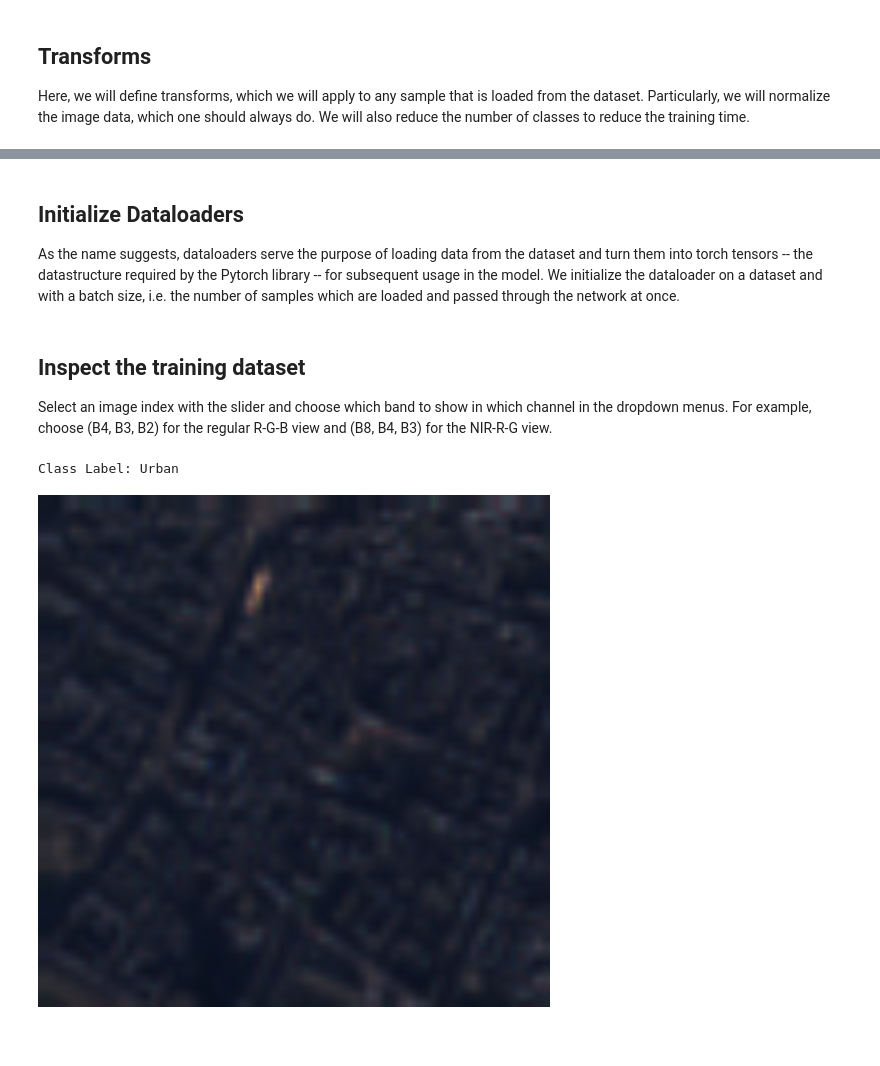
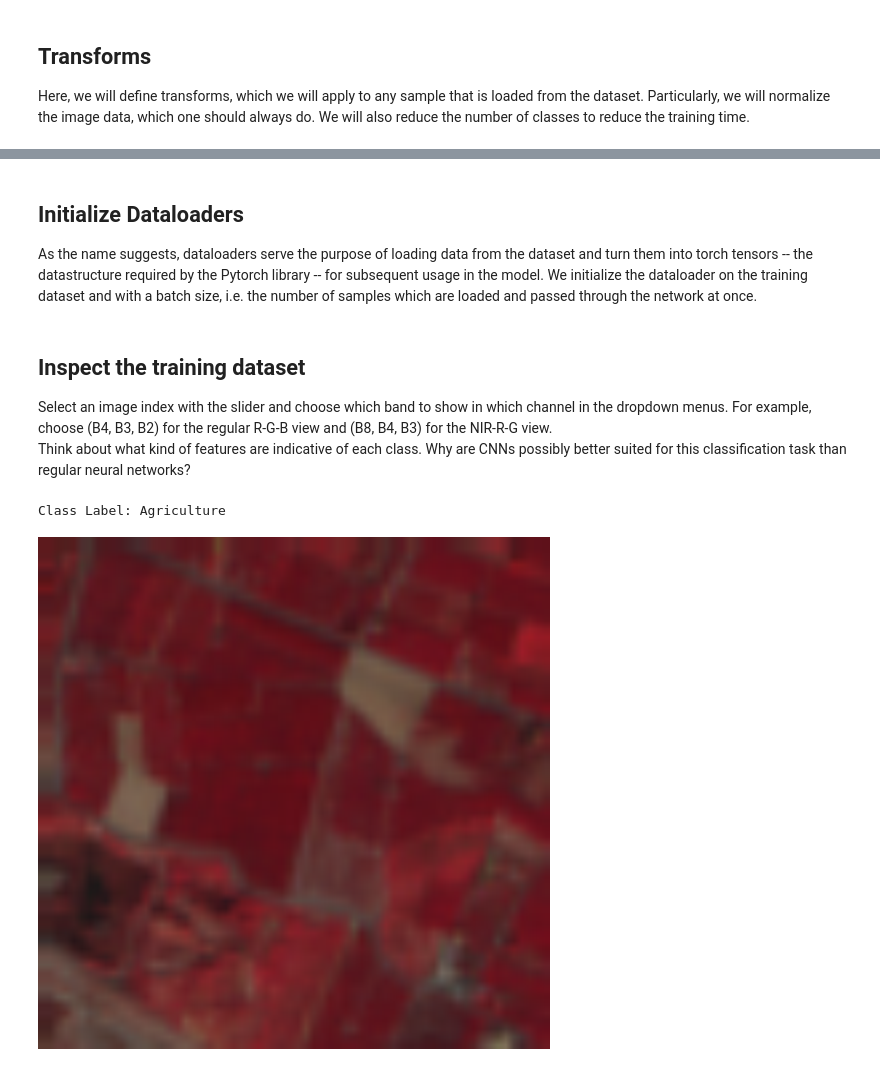
Before and after one commit to hstorm/DETECT_lecture_ML_2022, a Jupyter notebook: ex_detect_seminar_ml.ipynb, the cells around one changed output, grey strips where cells are left out. Cells and saved outputs as stored; diff of their text form; code cells hidden in the pictures; blank space fills up the shorter version.

```diff
--- a/ex_detect_seminar_ml.ipynb
+++ b/ex_detect_seminar_ml.ipynb
@@ -115,5 +108,5 @@ Number of images in testing dataset: 5400
 # %% [markdown]
 ## Initialize Dataloaders
-As the name suggests, dataloaders serve the purpose of loading data from the dataset and turn them into torch tensors -- the datastructure required by the Pytorch library -- for subsequent usage in the model. We initialize the dataloader on a dataset and with a batch size, i.e. the number of samples which are loaded and passed through the network at once.
+As the name suggests, dataloaders serve the purpose of loading data from the dataset and turn them into torch tensors -- the datastructure required by the Pytorch library -- for subsequent usage in the model. We initialize the dataloader on the training dataset and with a batch size, i.e. the number of samples which are loaded and passed through the network at once.
 # %%
 # Initialize data loaders
@@ -121,28 +119,29 @@ dl_train = DataLoader(ds_train, batch_size=128, shuffle=True)
 dl_test = DataLoader(ds_test, batch_size=5400, shuffle=False)
 # %% [markdown]
 ## Inspect the training dataset
-Select an image index with the slider and choose which band to show in which channel in the dropdown menus. For example, choose (B4, B3, B2) for the regular R-G-B view and (B8, B4, B3) for the NIR-R-G view.
+Select an image index with the slider and choose which band to show in which channel in the dropdown menus. For example, choose (B4, B3, B2) for the regular R-G-B view and (B8, B4, B3) for the NIR-R-G view. \
+Think about what kind of features are indicative of each class. Why are CNNs possibly better suited for this classification task than regular neural networks?
 # %%
 # Select bands to show: RGB is [3,2,1], NIR-R-G is [7,3,2]
 
 
 #@title EuroSat Multispectral Browser  { run: "auto", vertical-output: true }
-idx = 12712 #@param {type:"slider", min:0, max:16199, step:1}
+idx = 10001 #@param {type:"slider", min:0, max:16199, step:1}
 channels = ["B1", "B2", "B3", "B4", "B5", "B6", "B7", "B8", "B8a", "B9", "B10", "B11", "B12"]
-red_channel = 'B4' #@param ["B1", "B2", "B3", "B4", "B5", "B6", "B7", "B8", "B8a", "B9", "B10", "B11", "B12"] {allow-input: true}
-green_channel = 'B3' #@param ["B1", "B2", "B3", "B4", "B5", "B6", "B7", "B8", "B8a", "B9", "B10", "B11", "B12"] {allow-input: true}
-blue_channel = 'B2' #@param ["B1", "B2", "B3", "B4", "B5", "B6", "B7", "B8", "B8a", "B9", "B10", "B11", "B12"] {allow-input: true}
+red_channel = 'B8' #@param ["B1", "B2", "B3", "B4", "B5", "B6", "B7", "B8", "B8a", "B9", "B10", "B11", "B12"] {allow-input: true}
+green_channel = 'B4' #@param ["B1", "B2", "B3", "B4", "B5", "B6", "B7", "B8", "B8a", "B9", "B10", "B11", "B12"] {allow-input: true}
+blue_channel = 'B3' #@param ["B1", "B2", "B3", "B4", "B5", "B6", "B7", "B8", "B8a", "B9", "B10", "B11", "B12"] {allow-input: true}
 band_dict = {'B1':0, 'B2':1, 'B3':2, 'B4':3, 'B5':4, 'B6':5, 'B7':6, 'B8':7, 'B8a':8, 'B9':9, 'B10':10, 'B11':11, "B12":12}
 band_idx = [band_dict[red_channel], band_dict[green_channel], band_dict[blue_channel]]
 sample = ds_train[idx]
 bands = sample["image"][band_idx]
 image = T.ToPILImage()(bands)
 label = torch.argmax(sample['label'], dim=-1)
 print('Class Label:', new_classes[label])
 image.resize((512, 512), resample=Image.BILINEAR)
 # %% [output]
-Class Label: Urban
+Class Label: Agriculture
-[figure, old version]
+[figure, new version]
 # %% [markdown]
 ## Initialize the CNN and specify the architecture
 This is the part, where you can define the layers of your CNN in the constructor (`def __init__(self):`). Right now, it is a pretty small and poorly designed model, so it is now your task to modify it and make it better. These are some of the layers you could use. Note that you always start with a [13, 64, 64] image and want to end up with a 4-dimensional class vector.
```
Also changed, not shown: parts of 13 cells of this notebook.
